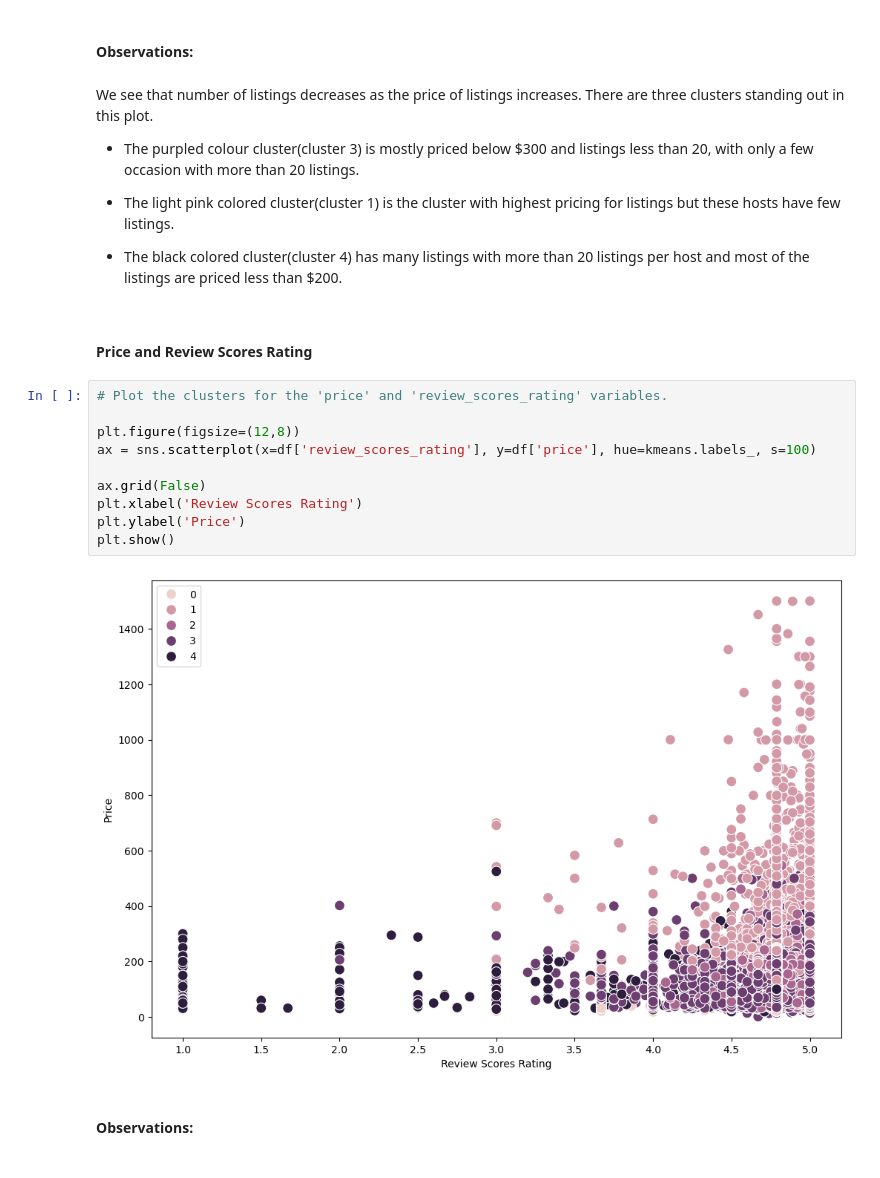
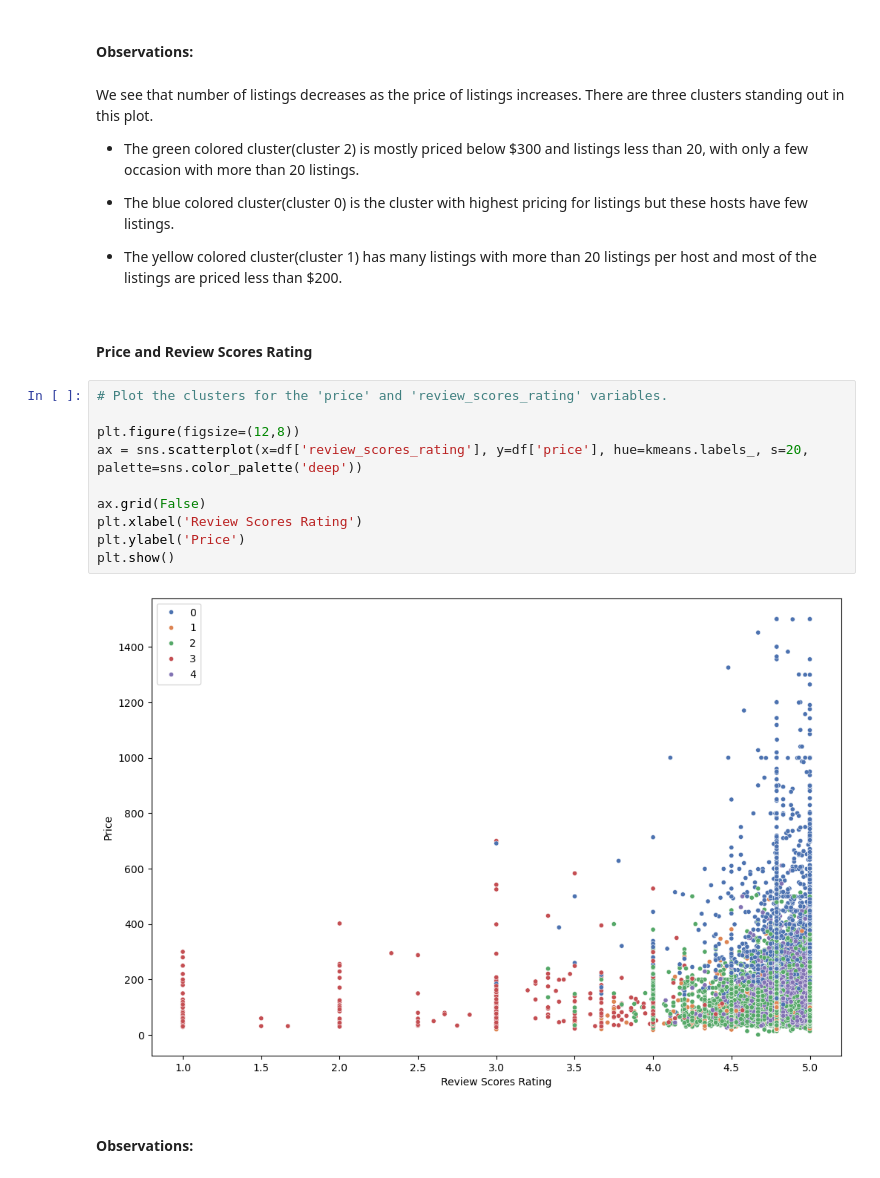
Before and after one commit to b-N-I-R-A-V/Airbnb_Toronto_Analysis, a Jupyter notebook: 03 Scripts/6.5 Machine Learning Clustering.ipynb, the cells around one changed output. Saved outputs shown, nothing was run; the diff lists cells and outputs as text.

```diff
--- a/03 Scripts/6.5 Machine Learning Clustering.ipynb
+++ b/03 Scripts/6.5 Machine Learning Clustering.ipynb
@@ -261,25 +261,25 @@ plt.show()
 # %% [markdown]
 We see that number of listings decreases as the price of listings increases. There are three clusters standing out in this plot.
 
-* The purpled colour cluster(cluster 3) is mostly priced below $300 and listings less than 20, with only a few occasion with more than 20 listings.
+* The green colored cluster(cluster 2) is mostly priced below $300 and listings less than 20, with only a few occasion with more than 20 listings.
 
-* The light pink colored cluster(cluster 1) is the cluster with highest pricing for listings but these hosts have few listings.
+* The blue colored cluster(cluster 0) is the cluster with highest pricing for listings but these hosts have few listings.
 
-* The black colored cluster(cluster 4) has many listings with more than 20 listings per host and most of the listings are priced less than $200.
+* The yellow colored cluster(cluster 1) has many listings with more than 20 listings per host and most of the listings are priced less than $200.
 # %% [markdown]
 #### Price and Review Scores Rating
 # %%
 # Plot the clusters for the 'price' and 'review_scores_rating' variables.
 
 plt.figure(figsize=(12,8))
-ax = sns.scatterplot(x=df['review_scores_rating'], y=df['price'], hue=kmeans.labels_, s=100)
+ax = sns.scatterplot(x=df['review_scores_rating'], y=df['price'], hue=kmeans.labels_, s=20, palette=sns.color_palette('deep'))
 
 ax.grid(False)
 plt.xlabel('Review Scores Rating')
 plt.ylabel('Price')
 plt.show()
 # %% [output]
-[figure, old version]
+[figure, new version]
 # %% [markdown]
 #### Observations:
 # %% [markdown]
```
Also changed, not shown: parts of 16 cells of this notebook, 5 other files.
